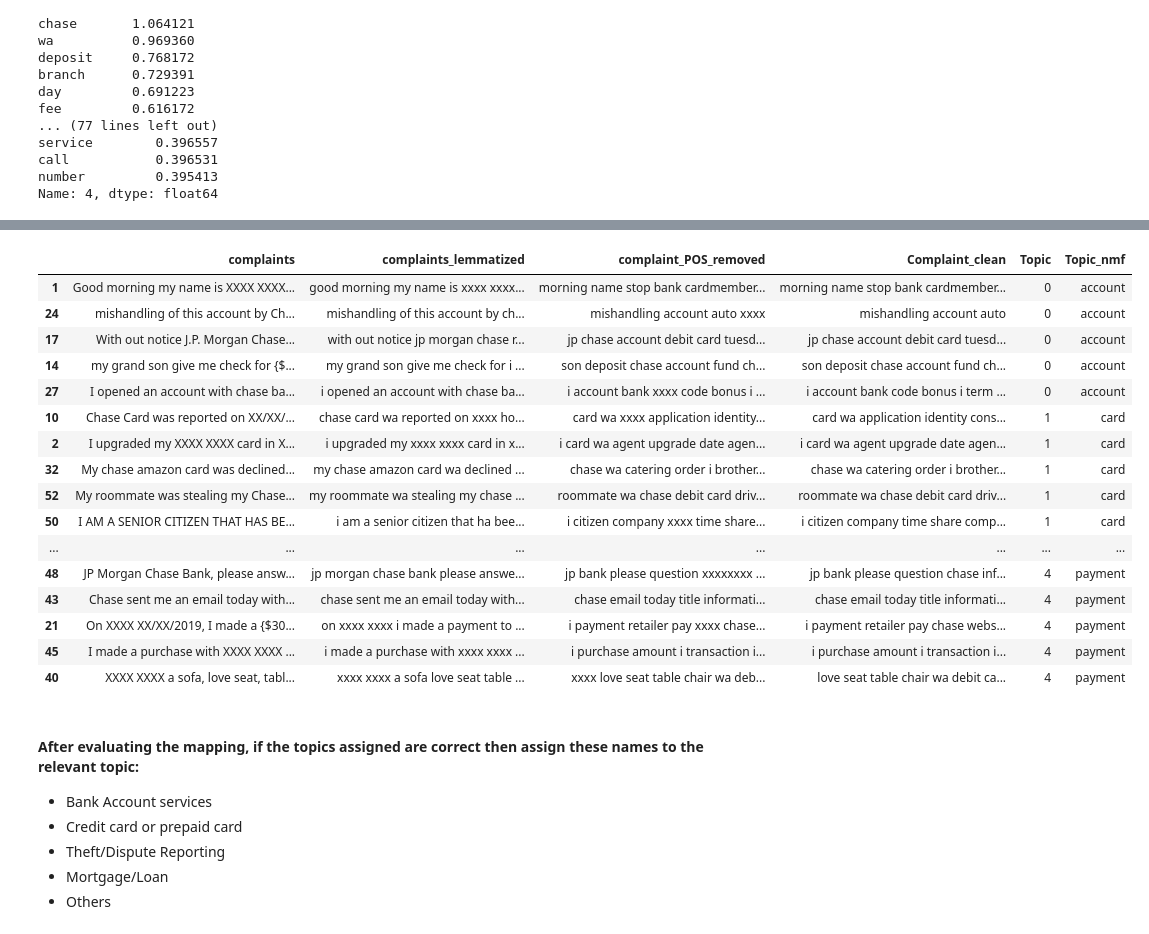
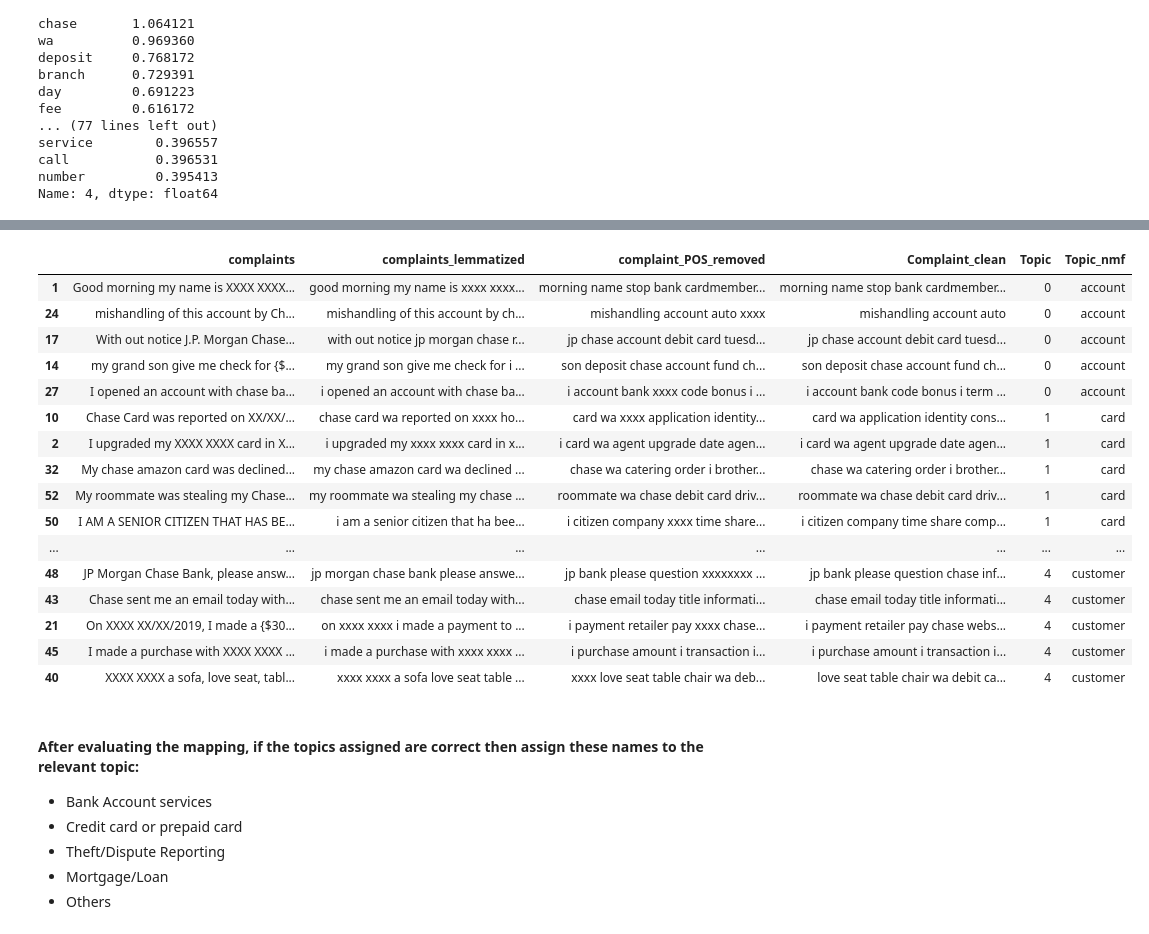
Before and after one commit to bengcheo/ticket_classification, a Jupyter notebook: Automatic_Ticket_Classification_Assignment.ipynb, the cells around one changed output, grey strips where cells are left out. Cells and saved outputs as stored; diff of their text form; code cells hidden in the pictures.

```diff
--- a/Automatic_Ticket_Classification_Assignment.ipynb
+++ b/Automatic_Ticket_Classification_Assignment.ipynb
@@ -472,7 +499,7 @@ number         0.395413
 Name: 4, dtype: float64
 # %%
 #Create the best topic for each complaint in terms of integer value 0,1,2,3 & 4
-topic_list = ['account','card','loan','credit','payment']
+topic_list = ['account','card','loan','credit','customer']
 # %%
 #Assign the best topic to each of the cmplaints in Topic Column
 no_of_values = [i for i in range(0,5)]
@@ -511,26 +537,26 @@ df_clean
 21072 rows × 6 columns
 # %%
 # Print the first 5 Complaint for each of the Topics
-df_complaints = df_clean.groupby('Topic_nmf').head(5)
+df_complaints = df_clean.groupby('Topic').head(5)
 df_complaints.sort_values('Topic')
 # %% [output]
 |  | complaints | complaints_lemmatized | complaint_POS_removed | Complaint_clean | Topic | Topic_nmf |
 | 1 | Good morning my name is XXXX XXXX... | good morning my name is xxxx xxxx... | morning name stop bank cardmember... | morning name stop bank cardmember... | 0 | account |
 | 24 | mishandling of this account by Ch... | mishandling of this account by ch... | mishandling account auto xxxx | mishandling account auto | 0 | account |
 | 17 | With out notice J.P. Morgan Chase... | with out notice jp morgan chase r... | jp chase account debit card tuesd... | jp chase account debit card tuesd... | 0 | account |
 | 14 | my grand son give me check for {$... | my grand son give me check for i ... | son deposit chase account fund ch... | son deposit chase account fund ch... | 0 | account |
 | 27 | I opened an account with chase ba... | i opened an account with chase ba... | i account bank xxxx code bonus i ... | i account bank code bonus i term ... | 0 | account |
 | 10 | Chase Card was reported on XX/XX/... | chase card wa reported on xxxx ho... | card wa xxxx application identity... | card wa application identity cons... | 1 | card |
 | 2 | I upgraded my XXXX XXXX card in X... | i upgraded my xxxx xxxx card in x... | i card wa agent upgrade date agen... | i card wa agent upgrade date agen... | 1 | card |
 | 32 | My chase amazon card was declined... | my chase amazon card wa declined ... | chase wa catering order i brother... | chase wa catering order i brother... | 1 | card |
 | 52 | My roommate was stealing my Chase... | my roommate wa stealing my chase ... | roommate wa chase debit card driv... | roommate wa chase debit card driv... | 1 | card |
 | 50 | I AM A SENIOR CITIZEN THAT HAS BE... | i am a senior citizen that ha bee... | i citizen company xxxx time share... | i citizen company time share comp... | 1 | card |
 | ... | ... | ... | ... | ... | ... | ... |
-| 48 | JP Morgan Chase Bank, please answ... | jp morgan chase bank please answe... | jp bank please question xxxxxxxx ... | jp bank please question chase inf... | 4 | payment |
-| 43 | Chase sent me an email today with... | chase sent me an email today with... | chase email today title informati... | chase email today title informati... | 4 | payment |
-| 21 | On XXXX XX/XX/2019, I made a {$30... | on xxxx xxxx i made a payment to ... | i payment retailer pay xxxx chase... | i payment retailer pay chase webs... | 4 | payment |
-| 45 | I made a purchase with XXXX XXXX ... | i made a purchase with xxxx xxxx ... | i purchase amount i transaction i... | i purchase amount i transaction i... | 4 | payment |
-| 40 | XXXX XXXX a sofa, love seat, tabl... | xxxx xxxx a sofa love seat table ... | xxxx love seat table chair wa deb... | love seat table chair wa debit ca... | 4 | payment |
+| 48 | JP Morgan Chase Bank, please answ... | jp morgan chase bank please answe... | jp bank please question xxxxxxxx ... | jp bank please question chase inf... | 4 | customer |
+| 43 | Chase sent me an email today with... | chase sent me an email today with... | chase email today title informati... | chase email today title informati... | 4 | customer |
+| 21 | On XXXX XX/XX/2019, I made a {$30... | on xxxx xxxx i made a payment to ... | i payment retailer pay xxxx chase... | i payment retailer pay chase webs... | 4 | customer |
+| 45 | I made a purchase with XXXX XXXX ... | i made a purchase with xxxx xxxx ... | i purchase amount i transaction i... | i purchase amount i transaction i... | 4 | customer |
+| 40 | XXXX XXXX a sofa, love seat, tabl... | xxxx xxxx a sofa love seat table ... | xxxx love seat table chair wa deb... | love seat table chair wa debit ca... | 4 | customer |
 # %% [markdown]
 #### After evaluating the mapping, if the topics assigned are correct then assign these names to the relevant topic:
 * Bank Account services
```
Also changed, not shown: parts of 17 cells of this notebook.
